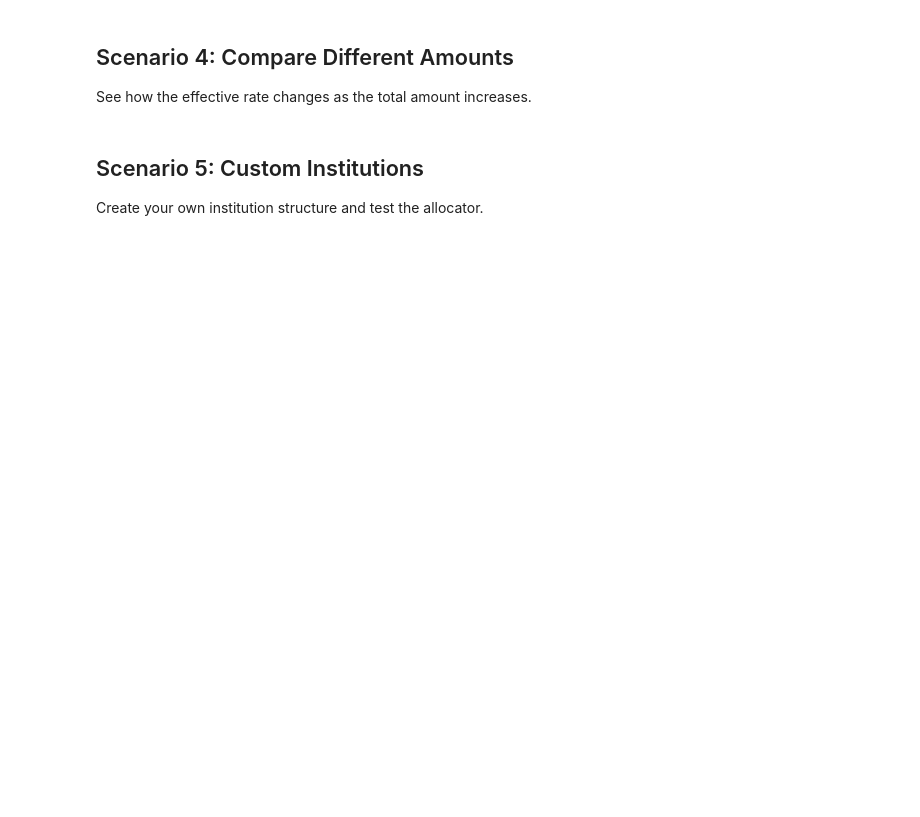
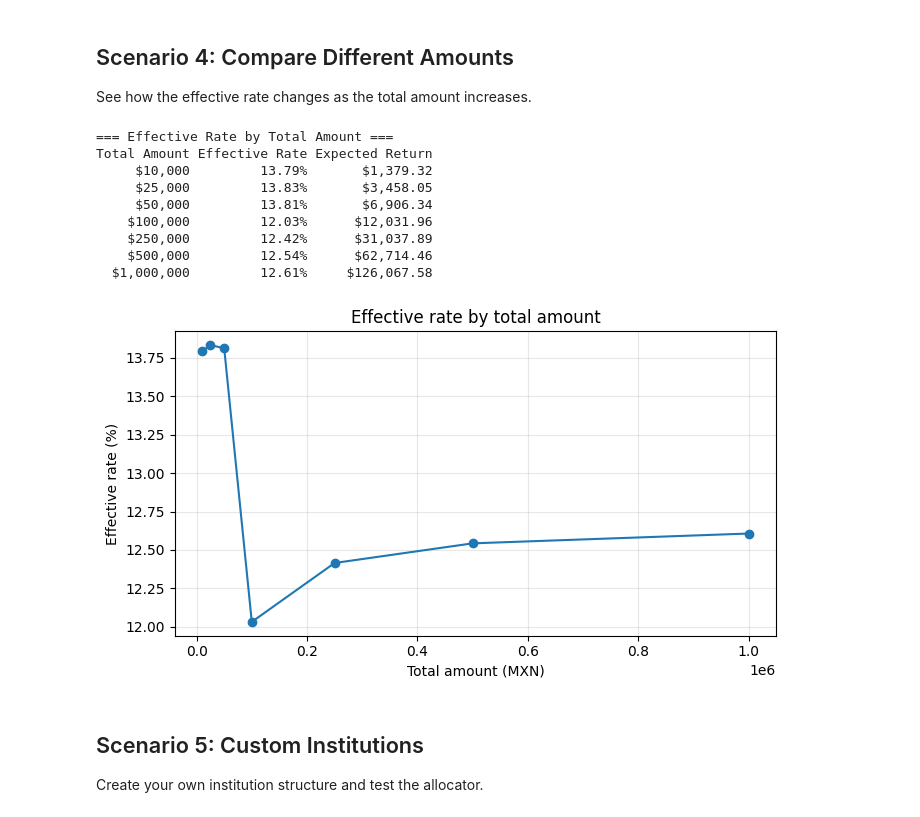
Before and after one commit to geraledesma/rate-allocator, a Jupyter notebook: notebooks/demo.ipynb, the cells around one changed output. Saved outputs shown, nothing was run; the diff lists cells and outputs as text; code cells hidden in the pictures; blank space fills up the shorter version.

```diff
--- a/notebooks/demo.ipynb
+++ b/notebooks/demo.ipynb
@@ -97,23 +119,48 @@ for name, amounts in result.allocations.items():
 
 See how the effective rate changes as the total amount increases.
 # %%
-import pandas as pd
-
-# Test different amounts
 amounts = [10_000, 25_000, 50_000, 100_000, 250_000, 500_000, 1_000_000]
 results = []
 
 for amt in amounts:
-    result = allocate(total=amt, institutions=institutions)
+    result = allocate(total=amt, institutions=institutions, horizon_years=1.0, periods_per_year=365)
     results.append({
-        'Total Amount': f'${amt:,}',
-        'Effective Rate': f'{result.effective_rate:.2%}',
-        'Expected Return': f'${result.expected_return:,.2f}'
+        'Total Amount': amt,
+        'Effective Rate': result.effective_rate,
+        'Expected Return': result.expected_return,
     })
 
 df = pd.DataFrame(results)
 print("\n=== Effective Rate by Total Amount ===")
-print(df.to_string(index=False))
+print(
+    df.assign(
+        **{
+            'Total Amount': df['Total Amount'].map(lambda x: f'${x:,}'),
+            'Effective Rate': df['Effective Rate'].map(lambda x: f'{x:.2%}'),
+            'Expected Return': df['Expected Return'].map(lambda x: f'${x:,.2f}'),
+        }
+    ).to_string(index=False)
+)
+
+fig, ax = plt.subplots(figsize=(7, 4))
+ax.plot(df['Total Amount'], df['Effective Rate'] * 100, marker='o')
+ax.set_title('Effective rate by total amount')
+ax.set_xlabel('Total amount (MXN)')
+ax.set_ylabel('Effective rate (%)')
+ax.grid(alpha=0.3)
+plt.tight_layout()
+plt.show()
+# %% [output]
+=== Effective Rate by Total Amount ===
+Total Amount Effective Rate Expected Return
+     $10,000         13.79%       $1,379.32
+     $25,000         13.83%       $3,458.05
+     $50,000         13.81%       $6,906.34
+    $100,000         12.03%      $12,031.96
+    $250,000         12.42%      $31,037.89
+    $500,000         12.54%      $62,714.46
+  $1,000,000         12.61%     $126,067.58
+[figure, added]
 # %% [markdown]
 ## Scenario 5: Custom Institutions
 
```
Also changed, not shown: parts of 20 cells of this notebook, 38 other files.
